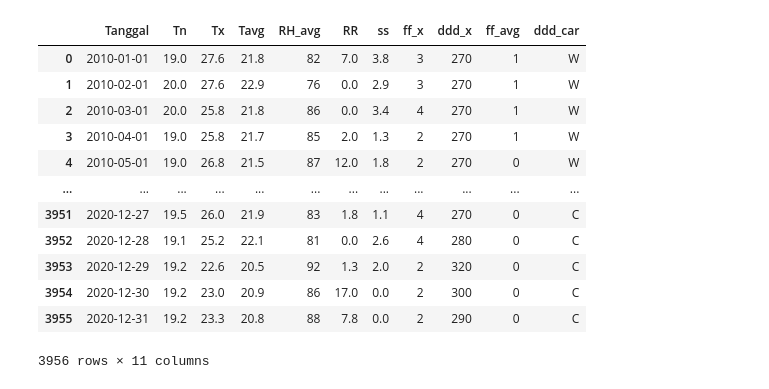
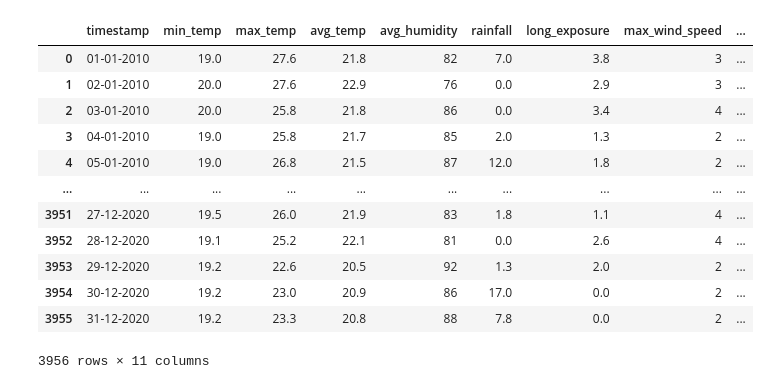
Before and after one commit to bro-rukman/Isolation-Forest, a Jupyter notebook: index.ipynb, the cells around one changed output. Saved outputs shown, nothing was run; the diff lists cells and outputs as text; code cells hidden in the pictures.

```diff
--- a/index.ipynb
+++ b/index.ipynb
@@ -1,21 +1,20 @@
 # %%
 import pandas as pd
 import numpy as np
 from datetime import datetime
-df = pd.read_csv('curah_hujan_new.csv',delimiter=";",decimal=",")
-df["Tanggal"] = pd.to_datetime(df["Tanggal"])
+df = pd.read_csv('all_data_curah_hujan_update.csv',delimiter=";",decimal=",")
 df
 # %% [output]
-|  | Tanggal | Tn | Tx | Tavg | RH_avg | RR | ss | ff_x | ddd_x | ff_avg | ddd_car |
-| 0 | 2010-01-01 | 19.0 | 27.6 | 21.8 | 82 | 7.0 | 3.8 | 3 | 270 | 1 | W |
-| 1 | 2010-02-01 | 20.0 | 27.6 | 22.9 | 76 | 0.0 | 2.9 | 3 | 270 | 1 | W |
-| 2 | 2010-03-01 | 20.0 | 25.8 | 21.8 | 86 | 0.0 | 3.4 | 4 | 270 | 1 | W |
-| 3 | 2010-04-01 | 19.0 | 25.8 | 21.7 | 85 | 2.0 | 1.3 | 2 | 270 | 1 | W |
-| 4 | 2010-05-01 | 19.0 | 26.8 | 21.5 | 87 | 12.0 | 1.8 | 2 | 270 | 0 | W |
-| ... | ... | ... | ... | ... | ... | ... | ... | ... | ... | ... | ... |
-| 3951 | 2020-12-27 | 19.5 | 26.0 | 21.9 | 83 | 1.8 | 1.1 | 4 | 270 | 0 | C |
-| 3952 | 2020-12-28 | 19.1 | 25.2 | 22.1 | 81 | 0.0 | 2.6 | 4 | 280 | 0 | C |
-| 3953 | 2020-12-29 | 19.2 | 22.6 | 20.5 | 92 | 1.3 | 2.0 | 2 | 320 | 0 | C |
-| 3954 | 2020-12-30 | 19.2 | 23.0 | 20.9 | 86 | 17.0 | 0.0 | 2 | 300 | 0 | C |
-| 3955 | 2020-12-31 | 19.2 | 23.3 | 20.8 | 88 | 7.8 | 0.0 | 2 | 290 | 0 | C |
+|  | timestamp | min_temp | max_temp | avg_temp | avg_humidity | rainfall | long_exposure | max_wind_speed | ... |
+| 0 | 01-01-2010 | 19.0 | 27.6 | 21.8 | 82 | 7.0 | 3.8 | 3 | ... |
+| 1 | 02-01-2010 | 20.0 | 27.6 | 22.9 | 76 | 0.0 | 2.9 | 3 | ... |
+| 2 | 03-01-2010 | 20.0 | 25.8 | 21.8 | 86 | 0.0 | 3.4 | 4 | ... |
+| 3 | 04-01-2010 | 19.0 | 25.8 | 21.7 | 85 | 2.0 | 1.3 | 2 | ... |
+| 4 | 05-01-2010 | 19.0 | 26.8 | 21.5 | 87 | 12.0 | 1.8 | 2 | ... |
+| ... | ... | ... | ... | ... | ... | ... | ... | ... | ... |
+| 3951 | 27-12-2020 | 19.5 | 26.0 | 21.9 | 83 | 1.8 | 1.1 | 4 | ... |
+| 3952 | 28-12-2020 | 19.1 | 25.2 | 22.1 | 81 | 0.0 | 2.6 | 4 | ... |
+| 3953 | 29-12-2020 | 19.2 | 22.6 | 20.5 | 92 | 1.3 | 2.0 | 2 | ... |
+| 3954 | 30-12-2020 | 19.2 | 23.0 | 20.9 | 86 | 17.0 | 0.0 | 2 | ... |
+| 3955 | 31-12-2020 | 19.2 | 23.3 | 20.8 | 88 | 7.8 | 0.0 | 2 | ... |
 3956 rows × 11 columns
```
Also changed, not shown: parts of 13 cells of this notebook, 1 other file.
